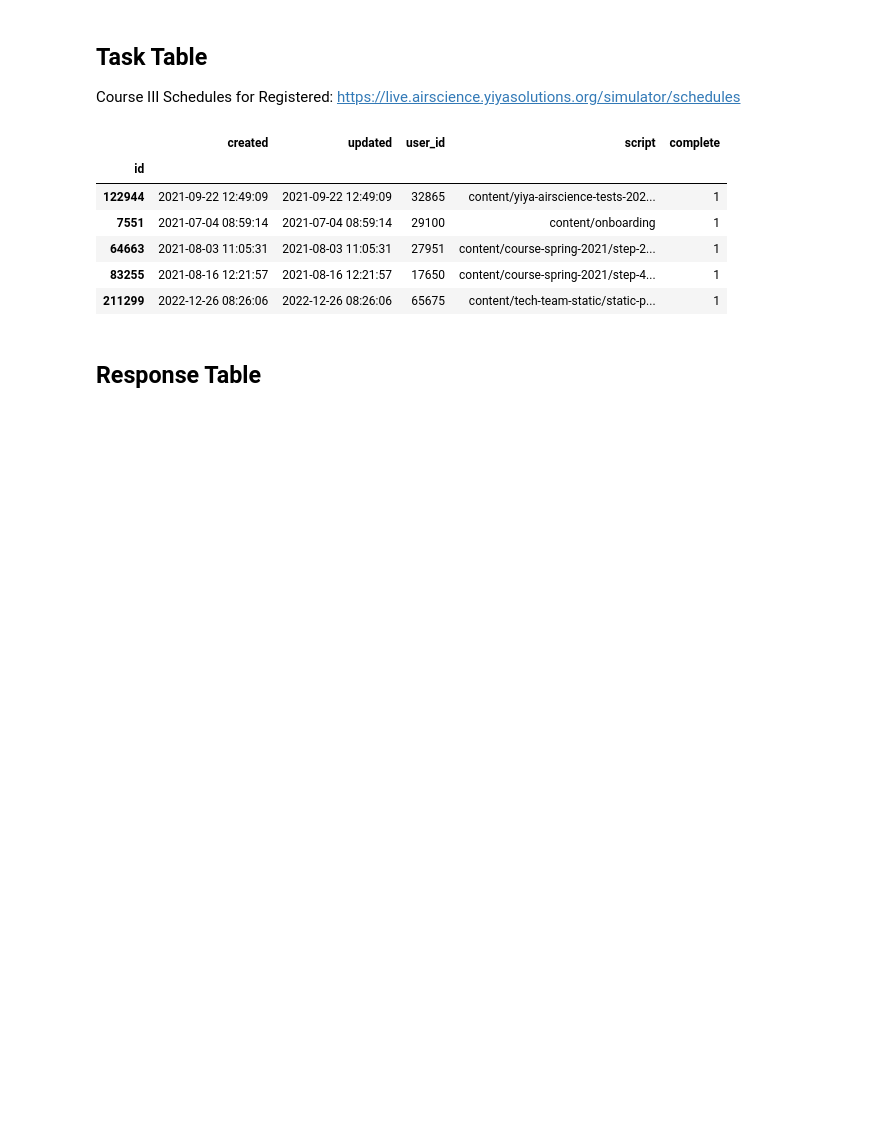
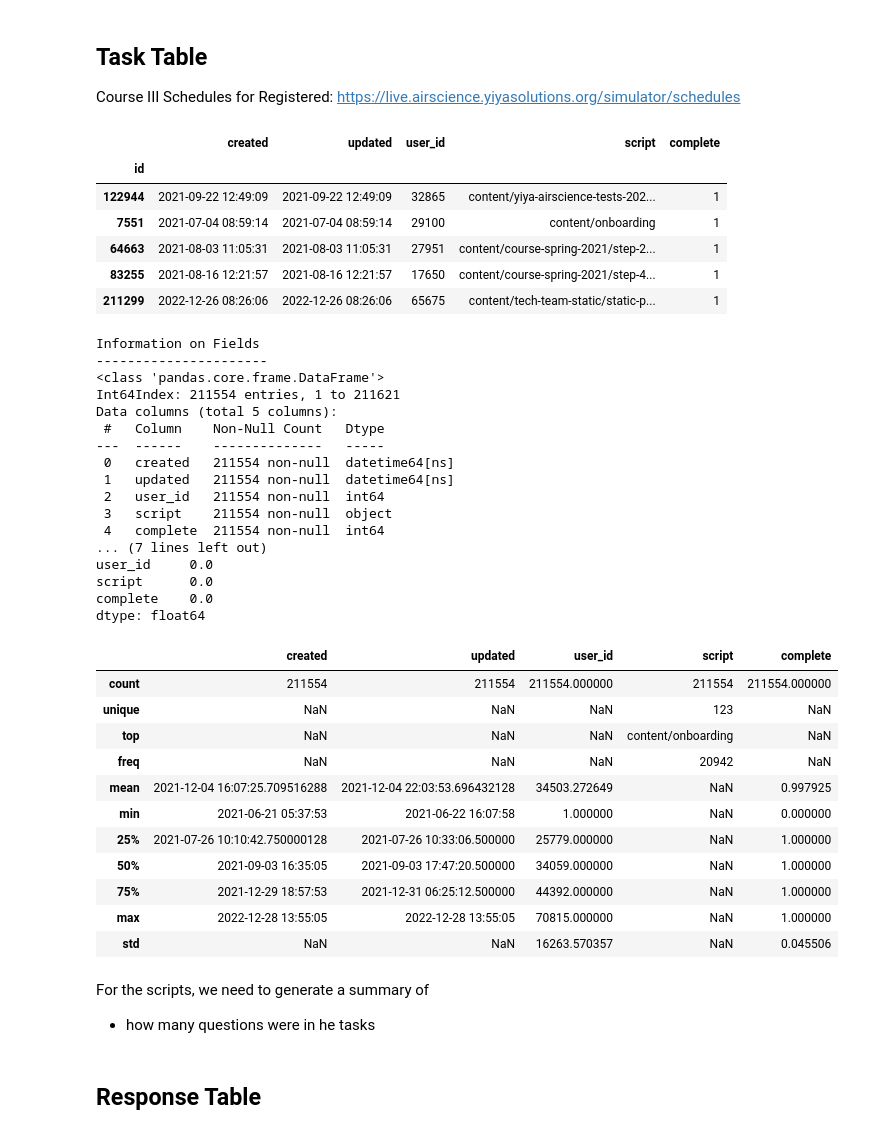
Before and after one commit to darrendbutler/yiya_data_analysis, a Jupyter notebook: dropout_analysis_course_2-3.ipynb, the cells around one changed output. Saved outputs shown, nothing was run; the diff lists cells and outputs as text; code cells hidden in the pictures; blank space fills up the shorter version.

```diff
--- a/dropout_analysis_course_2-3.ipynb
+++ b/dropout_analysis_course_2-3.ipynb
@@ -853,6 +879,41 @@ task_df.sample(5)
 | 64663 | 2021-08-03 11:05:31 | 2021-08-03 11:05:31 | 27951 | content/course-spring-2021/step-2... | 1 |
 | 83255 | 2021-08-16 12:21:57 | 2021-08-16 12:21:57 | 17650 | content/course-spring-2021/step-4... | 1 |
 | 211299 | 2022-12-26 08:26:06 | 2022-12-26 08:26:06 | 65675 | content/tech-team-static/static-p... | 1 |
+# %%
+explore_data(task_df)
+# %% [output]
+Information on Fields
+----------------------
+<class 'pandas.core.frame.DataFrame'>
+Int64Index: 211554 entries, 1 to 211621
+Data columns (total 5 columns):
+ #   Column    Non-Null Count   Dtype
+---  ------    --------------   -----
+ 0   created   211554 non-null  datetime64[ns]
+ 1   updated   211554 non-null  datetime64[ns]
+ 2   user_id   211554 non-null  int64
+ 3   script    211554 non-null  object
+ 4   complete  211554 non-null  int64
+... (7 lines left out)
+user_id     0.0
+script      0.0
+complete    0.0
+dtype: float64
+|  | created | updated | user_id | script | complete |
+| count | 211554 | 211554 | 211554.000000 | 211554 | 211554.000000 |
+| unique | NaN | NaN | NaN | 123 | NaN |
+| top | NaN | NaN | NaN | content/onboarding | NaN |
+| freq | NaN | NaN | NaN | 20942 | NaN |
+| mean | 2021-12-04 16:07:25.709516288 | 2021-12-04 22:03:53.696432128 | 34503.272649 | NaN | 0.997925 |
+| min | 2021-06-21 05:37:53 | 2021-06-22 16:07:58 | 1.000000 | NaN | 0.000000 |
+| 25% | 2021-07-26 10:10:42.750000128 | 2021-07-26 10:33:06.500000 | 25779.000000 | NaN | 1.000000 |
+| 50% | 2021-09-03 16:35:05 | 2021-09-03 17:47:20.500000 | 34059.000000 | NaN | 1.000000 |
+| 75% | 2021-12-29 18:57:53 | 2021-12-31 06:25:12.500000 | 44392.000000 | NaN | 1.000000 |
+| max | 2022-12-28 13:55:05 | 2022-12-28 13:55:05 | 70815.000000 | NaN | 1.000000 |
+| std | NaN | NaN | 16263.570357 | NaN | 0.045506 |
+# %% [markdown]
+For the scripts, we need to generate a summary of
+- how many questions were  in he tasks
 # %% [markdown]
 ## Response Table
 # %%
```
Also changed, not shown: parts of 4 cells of this notebook.
